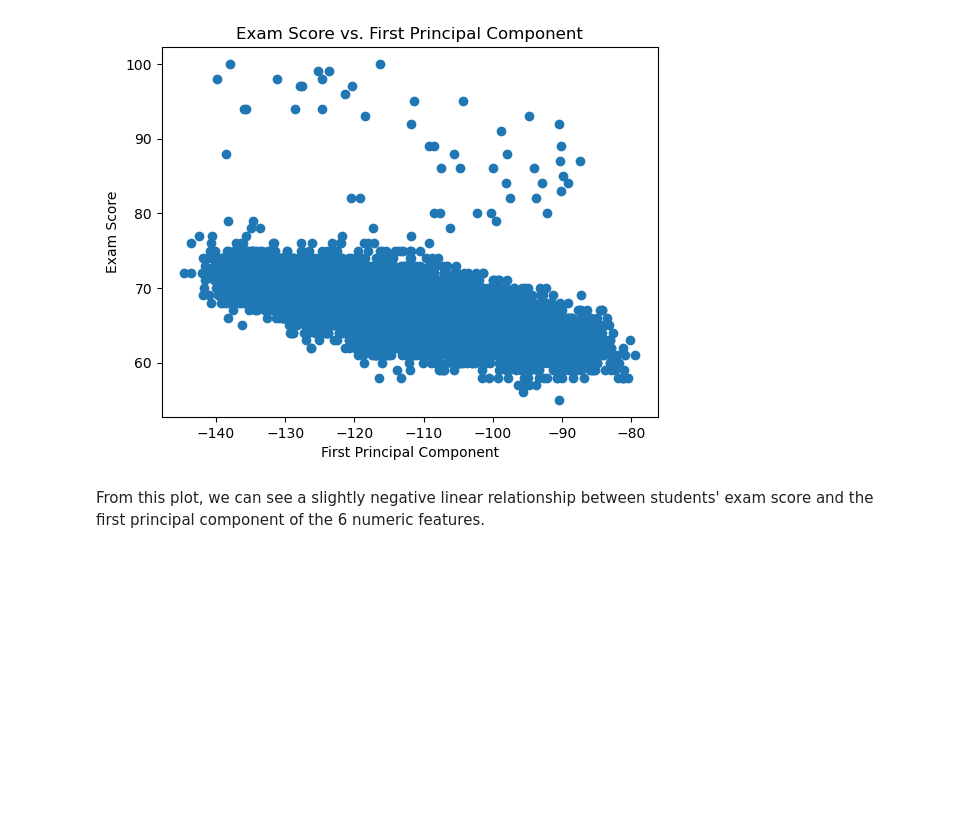
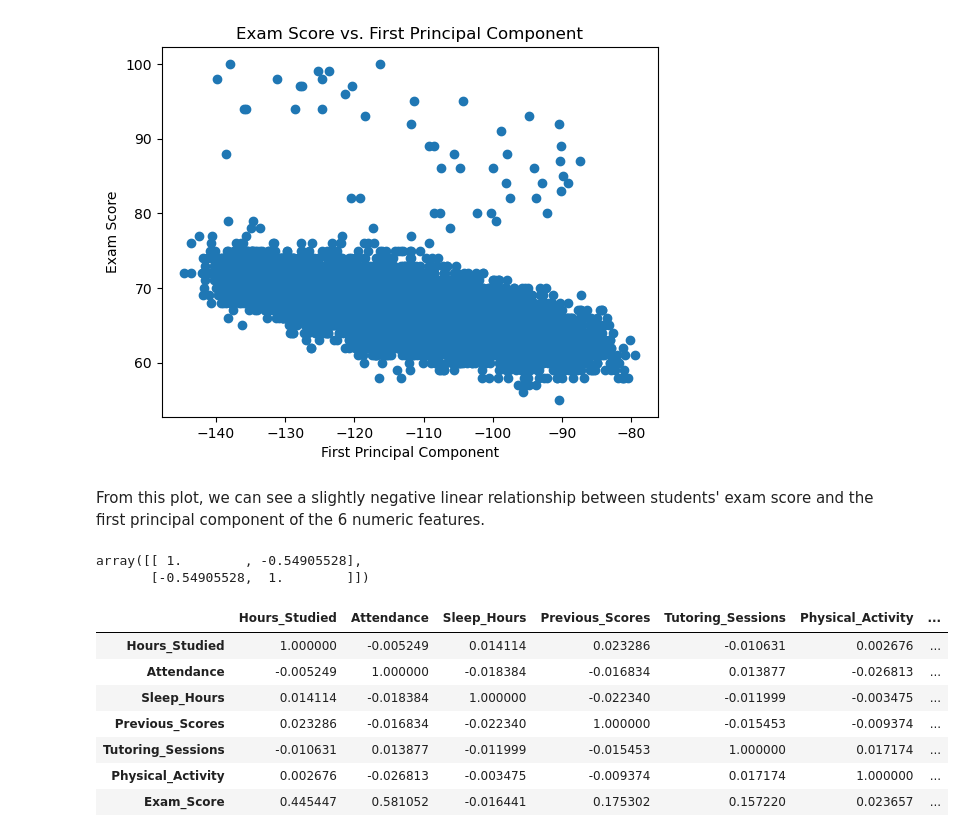
Before and after one commit to davidOplatka/csm148-project, a Jupyter notebook: unsupervised_learning_checkin.ipynb, the cells around one changed output. Saved outputs shown, nothing was run; the diff lists cells and outputs as text; code cells hidden in the pictures; blank space fills up the shorter version.

```diff
--- a/unsupervised_learning_checkin.ipynb
+++ b/unsupervised_learning_checkin.ipynb
@@ -104,3 +110,22 @@ plt.show()
 [figure]
 # %% [markdown]
 From this plot, we can see a slightly negative linear relationship between students' exam score and the first principal component of the 6 numeric features.
+# %%
+df = df.drop(columns = df_numeric_features.columns)
+df['Numeric PC'] = pca['Principal Component 1']
+# %%
+np.corrcoef(df['Numeric PC'], df['Exam_Score'])
+# %% [output]
+array([[ 1.        , -0.54905528],
+       [-0.54905528,  1.        ]])
+# %%
+pd.concat([df_numeric_features, df['Exam_Score']], axis=1).corr()
+# %% [output]
+|  | Hours_Studied | Attendance | Sleep_Hours | Previous_Scores | Tutoring_Sessions | Physical_Activity | ... |
+| Hours_Studied | 1.000000 | -0.005249 | 0.014114 | 0.023286 | -0.010631 | 0.002676 | ... |
+| Attendance | -0.005249 | 1.000000 | -0.018384 | -0.016834 | 0.013877 | -0.026813 | ... |
+| Sleep_Hours | 0.014114 | -0.018384 | 1.000000 | -0.022340 | -0.011999 | -0.003475 | ... |
+| Previous_Scores | 0.023286 | -0.016834 | -0.022340 | 1.000000 | -0.015453 | -0.009374 | ... |
+| Tutoring_Sessions | -0.010631 | 0.013877 | -0.011999 | -0.015453 | 1.000000 | 0.017174 | ... |
+| Physical_Activity | 0.002676 | -0.026813 | -0.003475 | -0.009374 | 0.017174 | 1.000000 | ... |
+| Exam_Score | 0.445447 | 0.581052 | -0.016441 | 0.175302 | 0.157220 | 0.023657 | ... |
```
Also changed, not shown: parts of 18 cells of this notebook.
